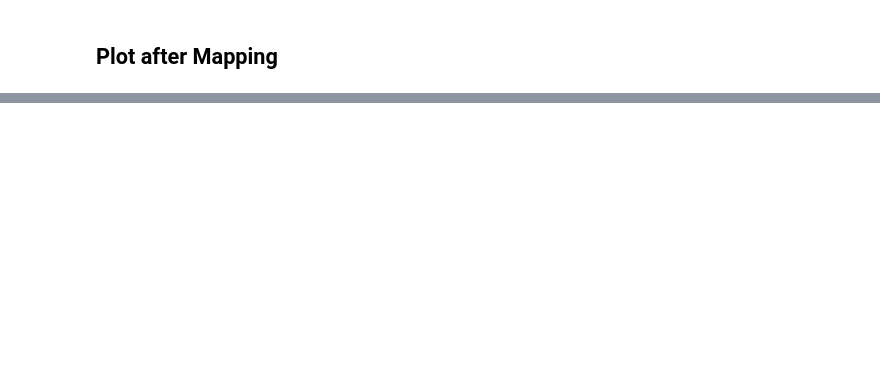
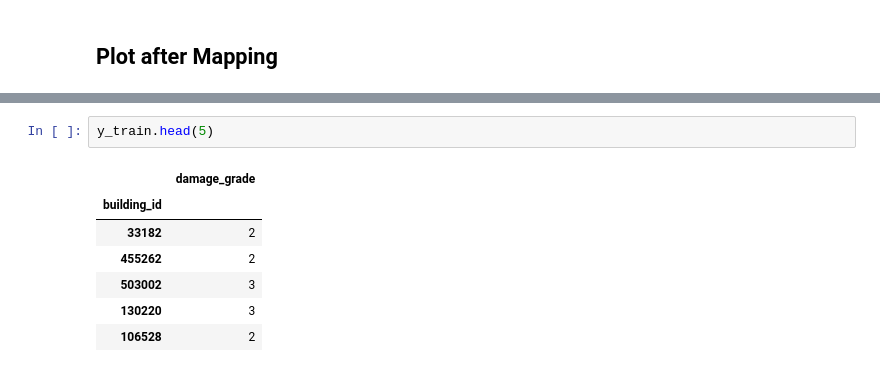
Before and after one commit to nina-prog/richters-predictor-modeling-earthquake-damage, a Jupyter notebook: notebooks/week02/week02-cat-grouping-and-feature-selection.ipynb, the cells around one changed output, grey strips where cells are left out. Drawn from its saved outputs; the diff is of its cells as text; blank space fills up the shorter version.

```diff
--- a/notebooks/week02/week02-cat-grouping-and-feature-selection.ipynb
+++ b/notebooks/week02/week02-cat-grouping-and-feature-selection.ipynb
@@ -120,0 +168,10 @@ plt.show()
+# %%
+y_train.head(5)
+# %% [output]
+|  | damage_grade |
+| building_id |  |
+| 33182 | 2 |
+| 455262 | 2 |
+| 503002 | 3 |
+| 130220 | 3 |
+| 106528 | 2 |
```
Also changed, not shown: parts of 15 cells of this notebook.
